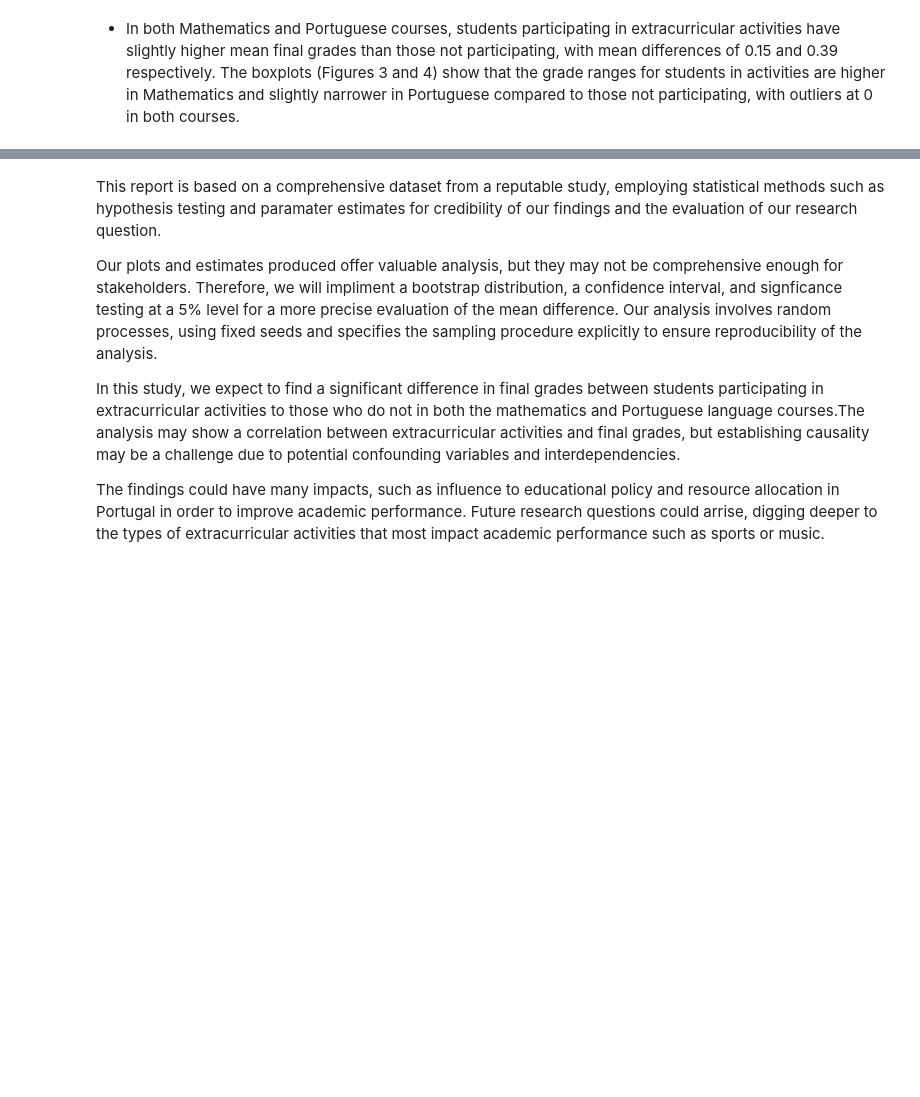
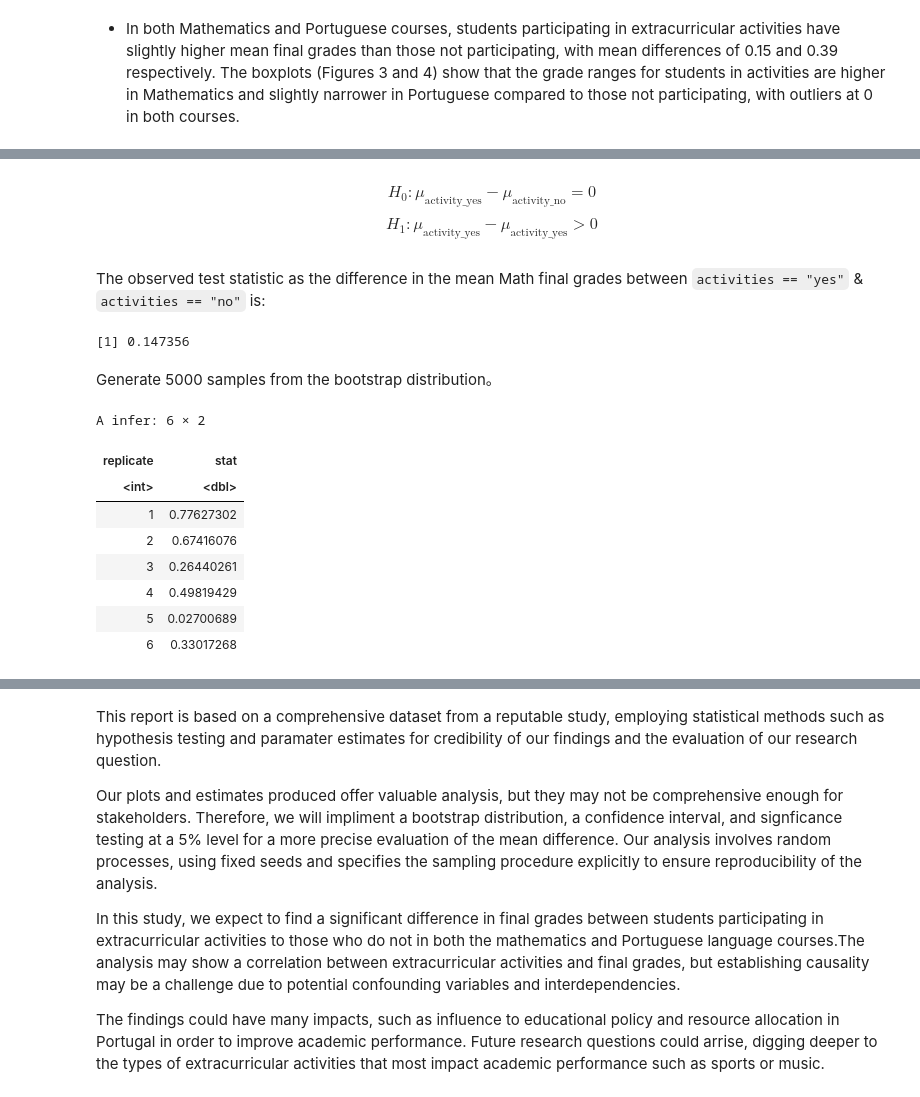
Before and after one commit to Nariman-av/STAT-201-Group-13, a Jupyter notebook: project_proposal_13.ipynb, the cells around one changed output, grey strips where cells are left out. Drawn from its saved outputs; the diff is of its cells as text; code cells hidden in the pictures; blank space fills up the shorter version.

```diff
--- a/project_proposal_13.ipynb
+++ b/project_proposal_13.ipynb
@@ -304,0 +315,34 @@ Table 4
+# %% [markdown]
+$$H_0: \mu_{\text{activity_yes}} - \mu_{\text{activity_no}} = 0$$ $$H_1: \mu_{\text{activity_yes}} - \mu_{\text{activity_yes}} > 0$$
+# %% [markdown]
+The observed test statistic as the difference in the mean Math final grades between `activities == "yes"` &  `activities == "no"` is:
+# %%
+obs_mean_mat_diff <-
+    mat_diff %>%
+    pull(Math_mean_difference)
+
+obs_mean_mat_diff
+# %% [output]
+[1] 0.147356
+# %% [markdown]
+Generate 5000 samples from the bootstrap distribution。
+# %%
+set.seed(50)
+
+bootstrap_distribution_mat <-
+   mat_data %>%
+   specify(formula = G3 ~ activities) %>%
+   generate(reps = 5000, type = "bootstrap") %>%
+   calculate(stat="diff in means", order = c("yes", "no"))
+
+head(bootstrap_distribution_mat)
+# %% [output]
+A infer: 6 × 2
+| replicate | stat |
+| <int> | <dbl> |
+| 1 | 0.77627302 |
+| 2 | 0.67416076 |
+| 3 | 0.26440261 |
+| 4 | 0.49819429 |
+| 5 | 0.02700689 |
+| 6 | 0.33017268 |
```
Also changed, not shown: parts of 33 cells of this notebook.
